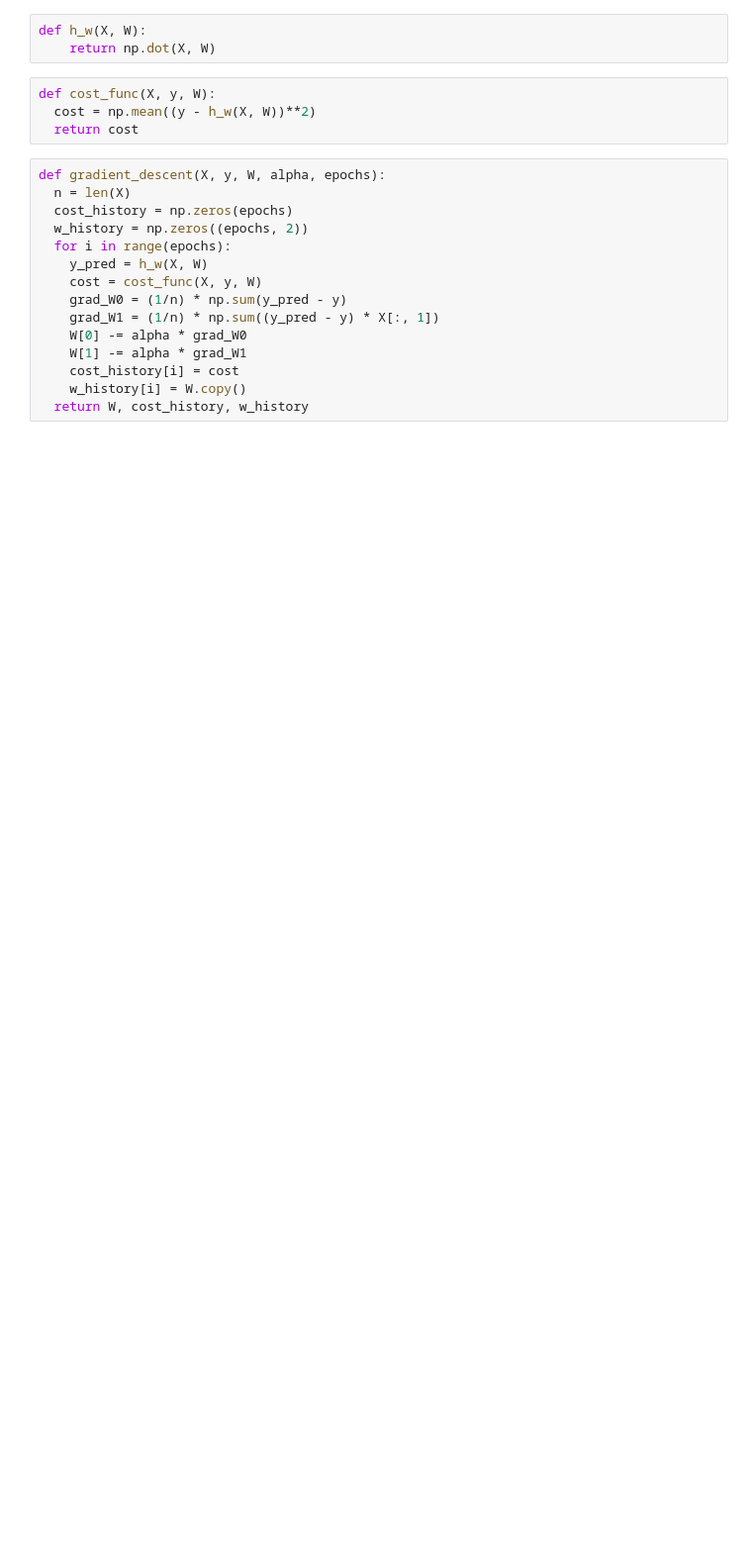
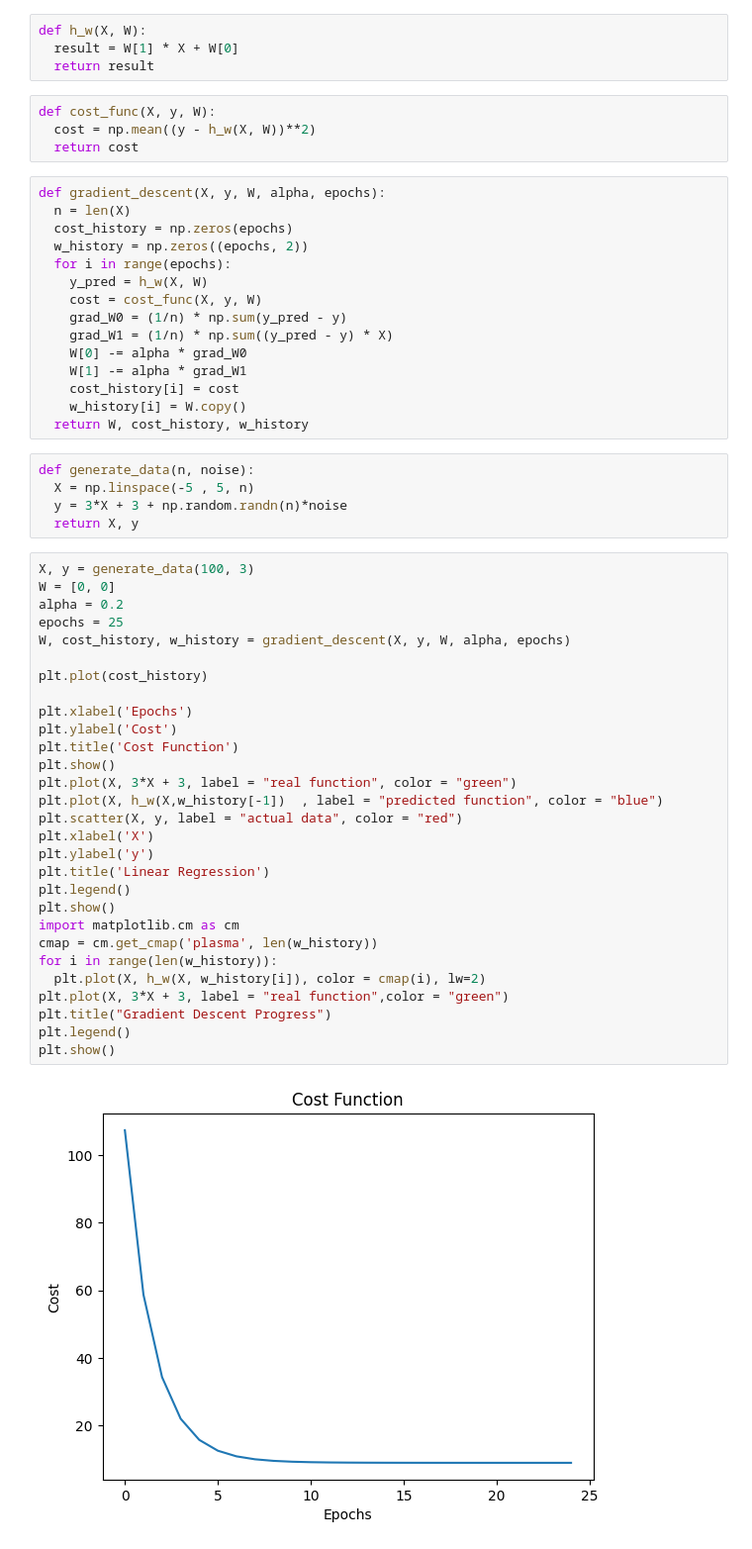
Before and after one commit to FatemehImanizadeh/AI-Course-by-SUT-, a Jupyter notebook: Gradient_Descent.ipynb, the cells around one changed output. Shown: that part at 99% size. Saved outputs shown, nothing was run; the diff lists cells and outputs as text; blank space fills up the shorter version.

Commit message:
function progress with iteration

```diff
--- a/Gradient_Descent.ipynb
+++ b/Gradient_Descent.ipynb
@@ -11,6 +13,7 @@ from sklearn.datasets import make_regression
 # %%
 def h_w(X, W):
-    return np.dot(X, W)
+  result = W[1] * X + W[0]
+  return result
 # %%
 def cost_func(X, y, W):
   cost = np.mean((y - h_w(X, W))**2)
@@ -24,9 +27,45 @@ def gradient_descent(X, y, W, alpha, epochs):
     y_pred = h_w(X, W)
     cost = cost_func(X, y, W)
     grad_W0 = (1/n) * np.sum(y_pred - y)
-    grad_W1 = (1/n) * np.sum((y_pred - y) * X[:, 1])
+    grad_W1 = (1/n) * np.sum((y_pred - y) * X)
     W[0] -= alpha * grad_W0
     W[1] -= alpha * grad_W1
     cost_history[i] = cost
     w_history[i] = W.copy()
   return W, cost_history, w_history
+# %%
+def generate_data(n, noise):
+  X = np.linspace(-5 , 5, n)
+  y = 3*X + 3 + np.random.randn(n)*noise
+  return X, y
+# %%
+X, y = generate_data(100, 3)
+W = [0, 0]
+alpha = 0.2
+epochs = 25
+W, cost_history, w_history = gradient_descent(X, y, W, alpha, epochs)
+
+plt.plot(cost_history)
+
+plt.xlabel('Epochs')
+plt.ylabel('Cost')
+plt.title('Cost Function')
+plt.show()
+plt.plot(X, 3*X + 3, label = "real function", color = "green")
+plt.plot(X, h_w(X,w_history[-1])  , label = "predicted function", color = "blue")
+plt.scatter(X, y, label = "actual data", color = "red")
+plt.xlabel('X')
+plt.ylabel('y')
+plt.title('Linear Regression')
+plt.legend()
+plt.show()
+import matplotlib.cm as cm
+cmap = cm.get_cmap('plasma', len(w_history))
+for i in range(len(w_history)):
+  plt.plot(X, h_w(X, w_history[i]), color = cmap(i), lw=2)
+plt.plot(X, 3*X + 3, label = "real function",color = "green")
+plt.title("Gradient Descent Progress")
+plt.legend()
+plt.show()
+# %% [output]
+[figure, added]
```
Also changed, not shown: parts of 5 cells of this notebook.
